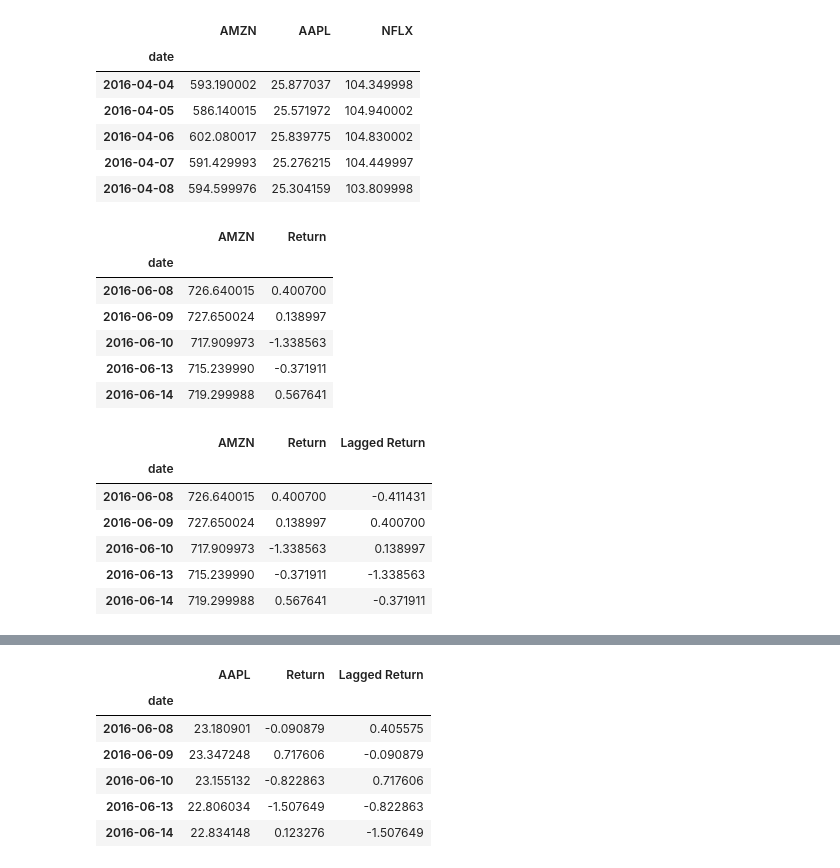
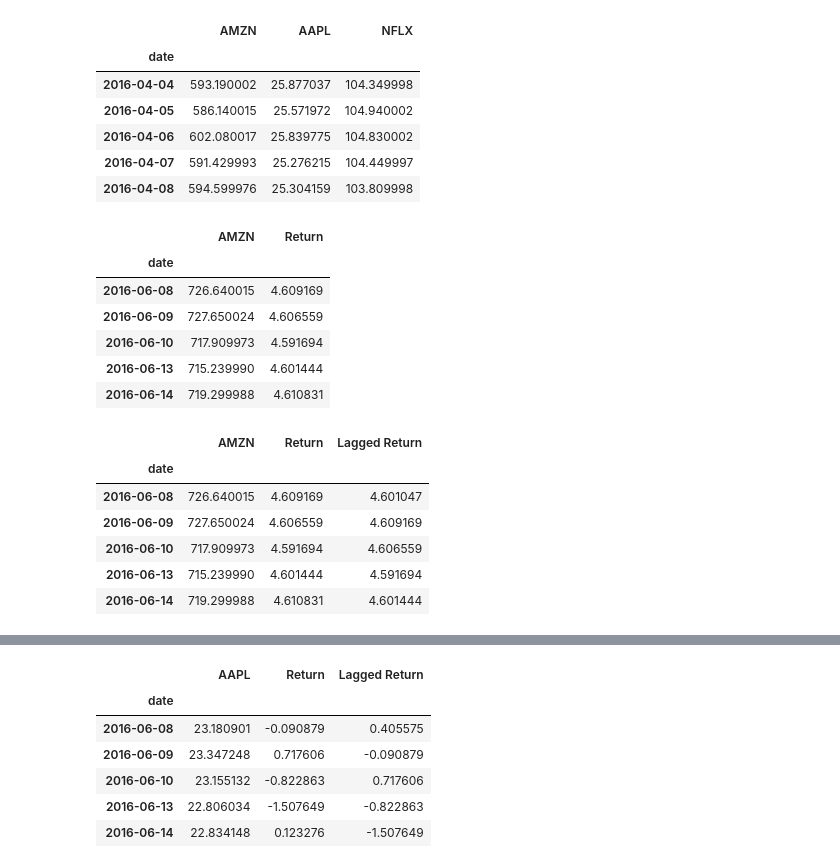
Before and after one commit to brittanyj33/Project_two, a Jupyter notebook: Stock-Analysis/stock_regression_analysis.ipynb, the cells around one changed output, grey strips where cells are left out. Cells and saved outputs as stored; diff of their text form; code cells hidden in the pictures.

```diff
--- a/Stock-Analysis/stock_regression_analysis.ipynb
+++ b/Stock-Analysis/stock_regression_analysis.ipynb
@@ -23,28 +23,34 @@ amzn_daily_returns = stock_df.AMZN.pct_change() * 100
 amzn_df["Return"] = amzn_daily_returns
 amzn_df = amzn_df.replace(-np.inf, np.nan).dropna()
 amzn_df.to_csv(r'../Merged_data/amzn_returns.csv', index = True)
-amzn_df.tail()
+# normalize pct change for predictions
+amzn_df_adj = amzn_df.loc[:,["AMZN"]]
+amzn_return = amzn_df.loc[:,["Return"]]
+amzn_return = amzn_return + 100
+amzn_return = np.log(amzn_return)
+amzn_nmlzd = pd.concat([amzn_df_adj, amzn_return], axis="columns", join="inner")
+amzn_nmlzd.tail()
 # %% [output]
 |  | AMZN | Return |
 | date |  |  |
-| 2016-06-08 | 726.640015 | 0.400700 |
-| 2016-06-09 | 727.650024 | 0.138997 |
-| 2016-06-10 | 717.909973 | -1.338563 |
-| 2016-06-13 | 715.239990 | -0.371911 |
-| 2016-06-14 | 719.299988 | 0.567641 |
+| 2016-06-08 | 726.640015 | 4.609169 |
+| 2016-06-09 | 727.650024 | 4.606559 |
+| 2016-06-10 | 717.909973 | 4.591694 |
+| 2016-06-13 | 715.239990 | 4.601444 |
+| 2016-06-14 | 719.299988 | 4.610831 |
 # %%
 # Create a lagged return using the shift function
-amzn_lag_return = amzn_df["Return"].shift()
-amzn_df["Lagged Return"] = amzn_lag_return
-amzn_df = amzn_df.replace(-np.inf, np.nan).dropna()
-amzn_df.tail()
+amzn_lag_return = amzn_nmlzd["Return"].shift()
+amzn_nmlzd["Lagged Return"] = amzn_lag_return
+amzn_nmlzd = amzn_nmlzd.replace(-np.inf, np.nan).dropna()
+amzn_nmlzd.tail()
 # %% [output]
 |  | AMZN | Return | Lagged Return |
 | date |  |  |  |
-| 2016-06-08 | 726.640015 | 0.400700 | -0.411431 |
-| 2016-06-09 | 727.650024 | 0.138997 | 0.400700 |
-| 2016-06-10 | 717.909973 | -1.338563 | 0.138997 |
-| 2016-06-13 | 715.239990 | -0.371911 | -1.338563 |
-| 2016-06-14 | 719.299988 | 0.567641 | -0.371911 |
+| 2016-06-08 | 726.640015 | 4.609169 | 4.601047 |
+| 2016-06-09 | 727.650024 | 4.606559 | 4.609169 |
+| 2016-06-10 | 717.909973 | 4.591694 | 4.606559 |
+| 2016-06-13 | 715.239990 | 4.601444 | 4.591694 |
+| 2016-06-14 | 719.299988 | 4.610831 | 4.601444 |
 # %%
 # Create a train/test split for the data using  for testing and the rest for training
```
Also changed, not shown: parts of 11 cells of this notebook, 5 other files.
